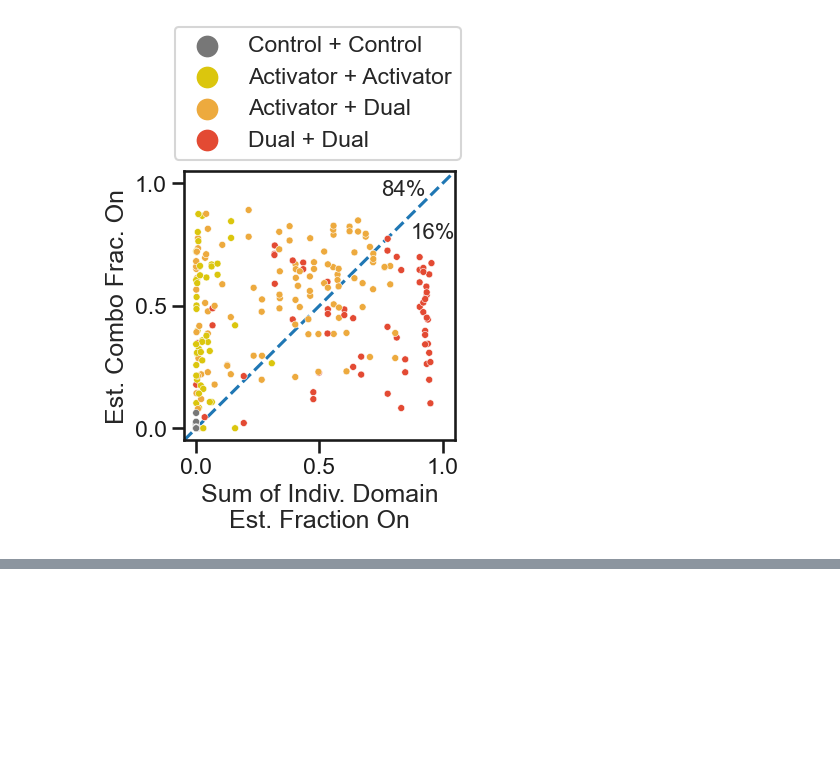
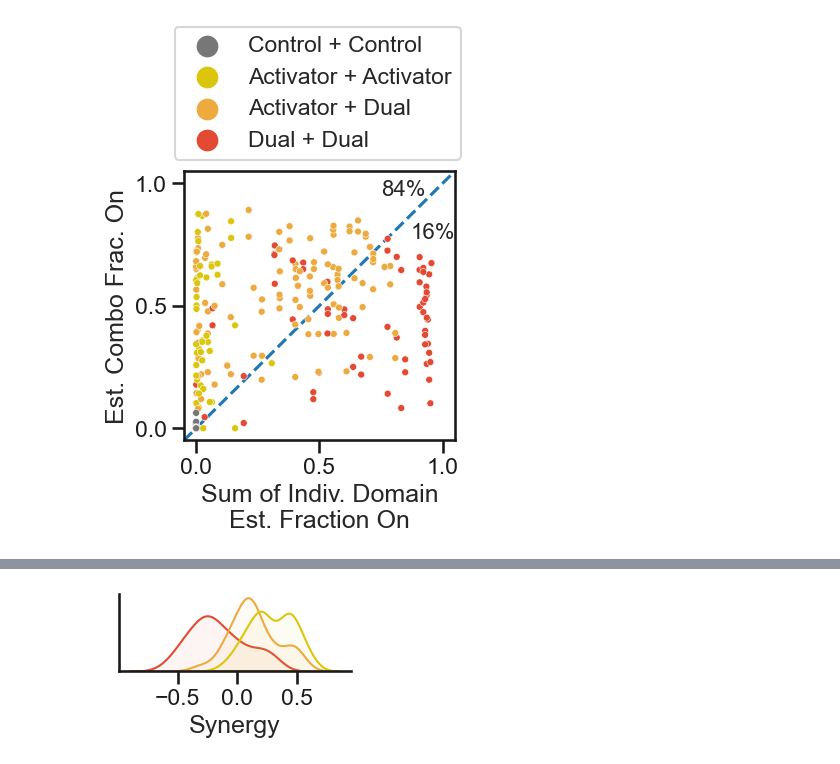
Before and after one commit to axmukund/corecruit_mukund22, a Jupyter notebook: fig_2/02_activator_validations/Generating Validation Plots.ipynb, the cells around one changed output, grey strips where cells are left out. Saved outputs shown, nothing was run; the diff lists cells and outputs as text; code cells hidden in the pictures; blank space fills up the shorter version.

```diff
--- a/fig_2/02_activator_validations/Generating Validation Plots.ipynb
+++ b/fig_2/02_activator_validations/Generating Validation Plots.ipynb
@@ -861,3 +865,17 @@ ax.set_yticks([0, 0.5, 1.0])
 fig.savefig("./act_pairs_estfon_sigmoid_vs_sum.pdf", bbox_inches="tight")
 # %% [output]
 [figure]
+# %%
+def dist(x, y):
+    x0 = x
+    y0 = y
+    a = -1
+    b = 1
+    c = 0
+    # ax + by + c = 0 ==> -x + y = 0 ==> y = x
+    return (a*x0 + b*y0 + c)/np.sqrt(a**2 + b**2)
+# %%
+act_data["synergy"] = dist(
+    np.array(act_data["sigmoid_sum_doms"]), np.array(act_data["sigmoid_pair"])
+)
+act_data
@@ -863,0 +900,38 @@ fig.savefig("./act_pairs_estfon_sigmoid_vs_sum.pdf", bbox_inches="tight")
+# %%
+fig, ax = plt.subplots(figsize=(3, 1))
+
+sns.kdeplot(
+    data=act_data[act_data["makeup"] != "Control + Control"],
+    x="synergy",
+    hue="makeup",
+    hue_order=group_labels,
+    legend=False,
+    fill=True,
+    alpha=0.05,
+    palette=["#777777", "#DBC60D", "#EDAA3E", "#E34A33"],
+    common_norm=False,
+    ax=ax,
+)
+
+ax.set_ylabel("")
+ax.set_yticks([])
+ax.set_xlabel("Synergy")
+
+# custom_lines = [
+#     Line2D([0], [0], color="#DBC60D", lw=4),
+#     Line2D([0], [0], color="#EDAA3E", lw=4),
+#     Line2D([0], [0], color="#E34A33", lw=4),
+# ]
+# ax.legend(
+#     custom_lines,
+#     ["Act + Act", "Act + Dual", "Dual + Dual"],
+#     fontsize=12,
+#     loc="center left",
+#     bbox_to_anchor=(1, 0.5),
+# )
+
+sns.despine()
+
+fig.savefig("./act_pairs_synergy_kde.pdf", bbox_inches="tight")
+# %% [output]
+[figure, added]
```
Also changed, not shown: parts of 3 cells of this notebook, 26 other files.
